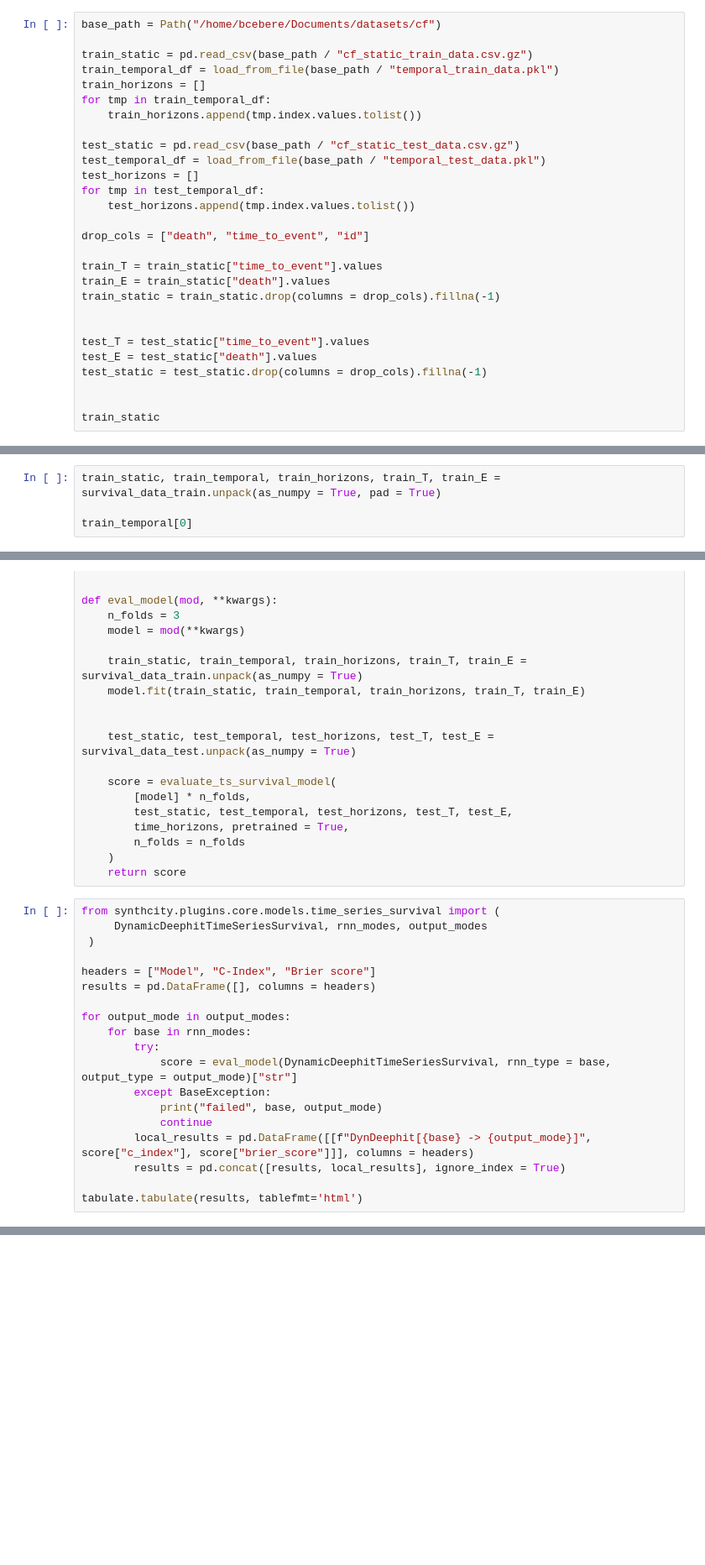
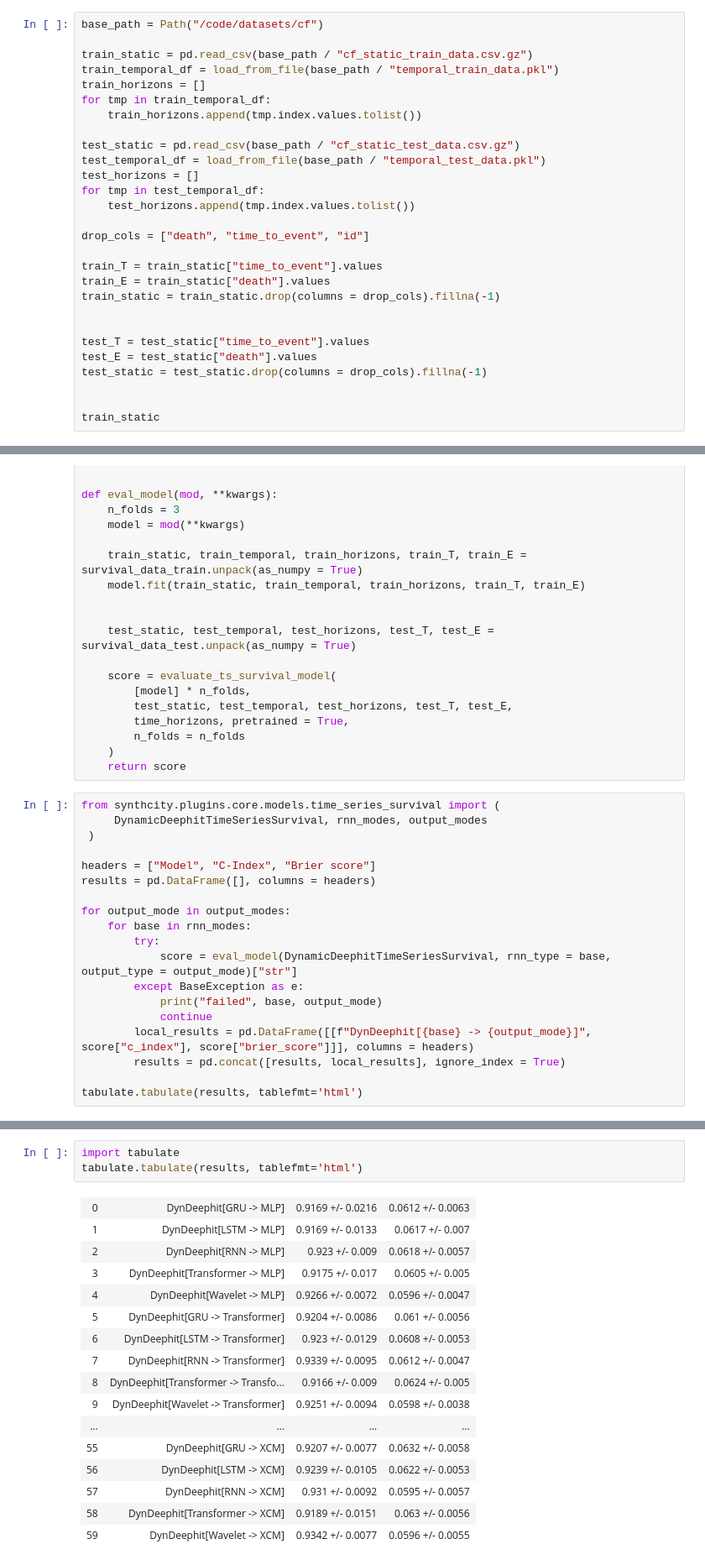
Before and after one commit to vanderschaarlab/synthcity, a Jupyter notebook: tutorials/experiments/time_series/datasets/cf.ipynb, the cells around one changed output, grey strips where cells are left out. Shown at 84% size. Saved outputs shown, nothing was run; the diff lists cells and outputs as text; blank space fills up the shorter version.

```diff
--- a/tutorials/experiments/time_series/datasets/cf.ipynb
+++ b/tutorials/experiments/time_series/datasets/cf.ipynb
@@ -6,5 +7,5 @@ from synthcity.utils.serialization import save_to_file, load_from_file
 # %%
-base_path = Path("/home/bcebere/Documents/datasets/cf")
+base_path = Path("/code/datasets/cf")
 
 train_static = pd.read_csv(base_path / "cf_static_train_data.csv.gz")
 train_temporal_df = load_from_file(base_path / "temporal_train_data.pkl")
@@ -165,4 +172,0 @@ survival_data_test = TimeSeriesSurvivalDataLoader(
-# %%
-train_static, train_temporal, train_horizons, train_T, train_E = survival_data_train.unpack(as_numpy = True, pad = True)
-
-train_temporal[0]
@@ -209,7 +205,7 @@ for output_mode in output_modes:
     for base in rnn_modes:
         try:
             score = eval_model(DynamicDeephitTimeSeriesSurvival, rnn_type = base, output_type = output_mode)["str"]
-        except BaseException:
+        except BaseException as e:
             print("failed", base, output_mode)
             continue
         local_results = pd.DataFrame([[f"DynDeephit[{base} -> {output_mode}]", score["c_index"], score["brier_score"]]], columns = headers)
@@ -230,3 +215,23 @@ failed Wavelet mWDNPlus
+# %%
+import tabulate
+tabulate.tabulate(results, tablefmt='html')
+# %% [output]
+| 0 | DynDeephit[GRU -> MLP] | 0.9169 +/- 0.0216 | 0.0612 +/- 0.0063 |
+| 1 | DynDeephit[LSTM -> MLP] | 0.9169 +/- 0.0133 | 0.0617 +/- 0.007 |
+| 2 | DynDeephit[RNN -> MLP] | 0.923 +/- 0.009 | 0.0618 +/- 0.0057 |
+| 3 | DynDeephit[Transformer -> MLP] | 0.9175 +/- 0.017 | 0.0605 +/- 0.005 |
+| 4 | DynDeephit[Wavelet -> MLP] | 0.9266 +/- 0.0072 | 0.0596 +/- 0.0047 |
+| 5 | DynDeephit[GRU -> Transformer] | 0.9204 +/- 0.0086 | 0.061 +/- 0.0056 |
+| 6 | DynDeephit[LSTM -> Transformer] | 0.923 +/- 0.0129 | 0.0608 +/- 0.0053 |
+| 7 | DynDeephit[RNN -> Transformer] | 0.9339 +/- 0.0095 | 0.0612 +/- 0.0047 |
+| 8 | DynDeephit[Transformer -> Transfo... | 0.9166 +/- 0.009 | 0.0624 +/- 0.005 |
+| 9 | DynDeephit[Wavelet -> Transformer] | 0.9251 +/- 0.0094 | 0.0598 +/- 0.0038 |
+| ... | ... | ... | ... |
+| 55 | DynDeephit[GRU -> XCM] | 0.9207 +/- 0.0077 | 0.0632 +/- 0.0058 |
+| 56 | DynDeephit[LSTM -> XCM] | 0.9239 +/- 0.0105 | 0.0622 +/- 0.0053 |
+| 57 | DynDeephit[RNN -> XCM] | 0.931 +/- 0.0092 | 0.0595 +/- 0.0057 |
+| 58 | DynDeephit[Transformer -> XCM] | 0.9189 +/- 0.0151 | 0.063 +/- 0.0056 |
+| 59 | DynDeephit[Wavelet -> XCM] | 0.9342 +/- 0.0077 | 0.0596 +/- 0.0055 |
 # %%
 from synthcity.plugins.core.models.time_series_survival import (
      CoxTimeSeriesSurvival,
```
Also changed, not shown: parts of 6 cells of this notebook, 1 other file.
